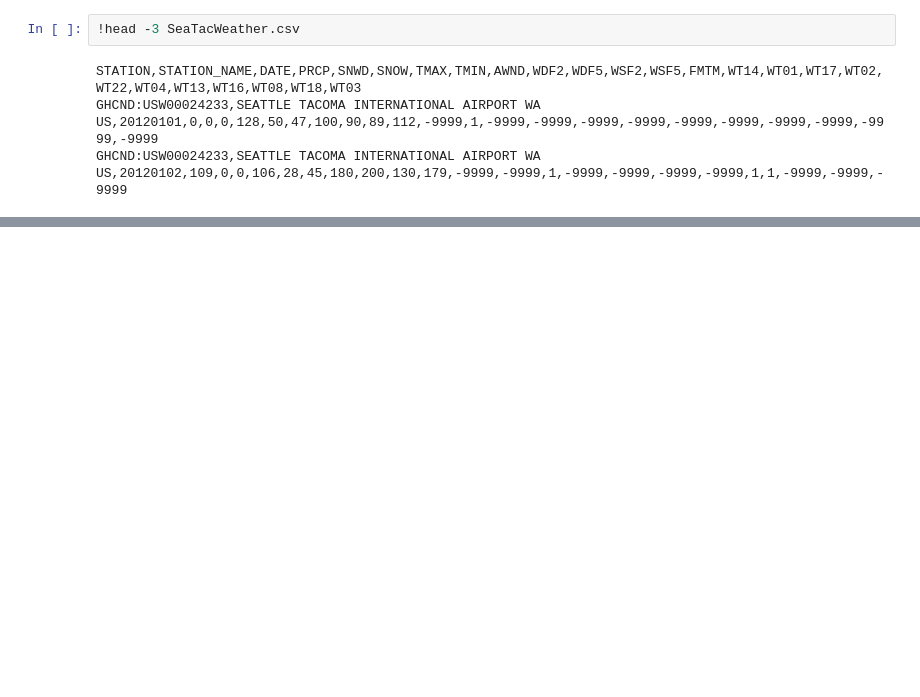
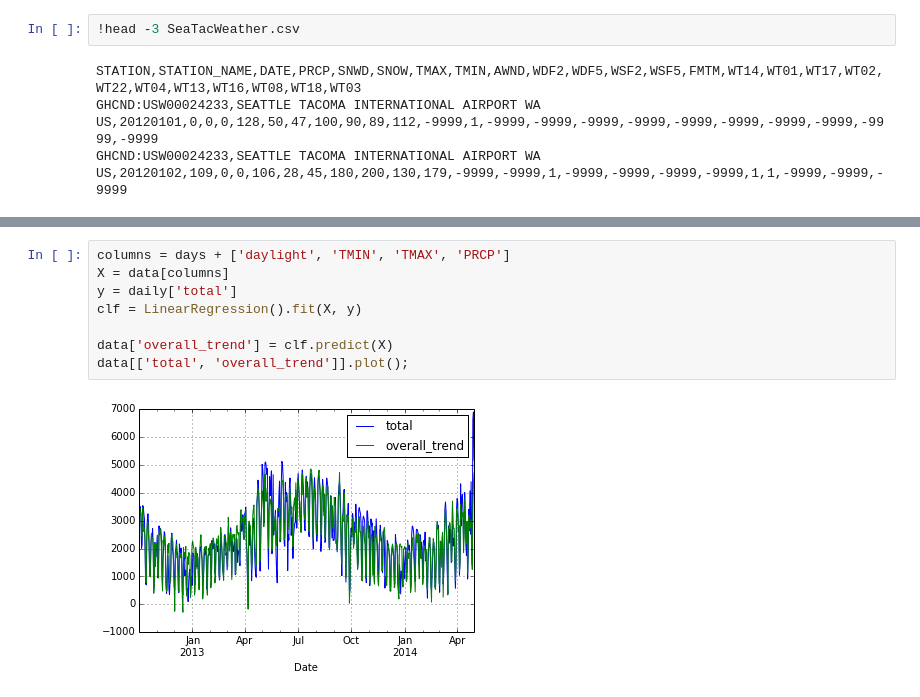
Before and after one commit to jakevdp/SeattleBike, a Jupyter notebook: SeattleCycling.ipynb, the cells around one changed output, grey strips where cells are left out. Drawn from its saved outputs; the diff is of its cells as text; blank space fills up the shorter version.

```diff
--- a/SeattleCycling.ipynb
+++ b/SeattleCycling.ipynb
@@ -135,0 +155,10 @@ plt.ylabel('Weekly precipitation (in)');
+# %%
+columns = days + ['daylight', 'TMIN', 'TMAX', 'PRCP']
+X = data[columns]
+y = daily['total']
+clf = LinearRegression().fit(X, y)
+
+data['overall_trend'] = clf.predict(X)
+data[['total', 'overall_trend']].plot();
+# %% [output]
+[figure, added]
```
Also changed, not shown: parts of 10 cells of this notebook, 1 other file.
